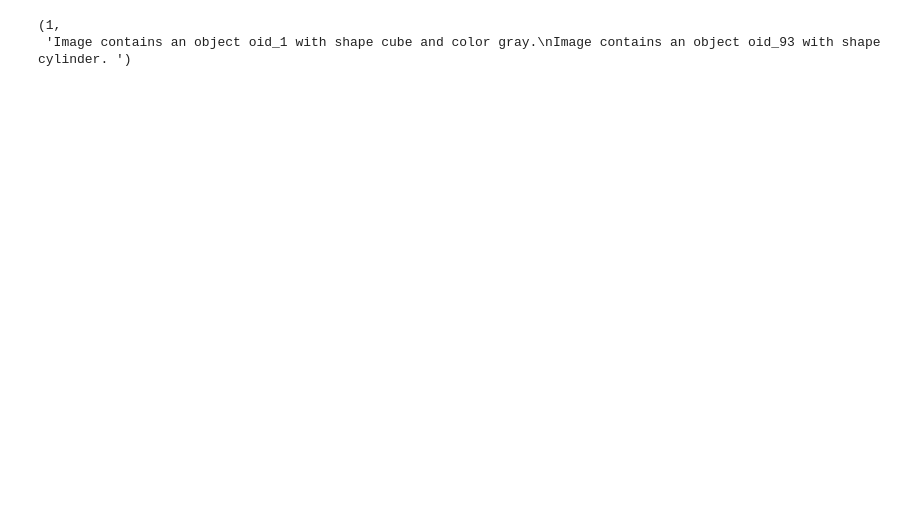
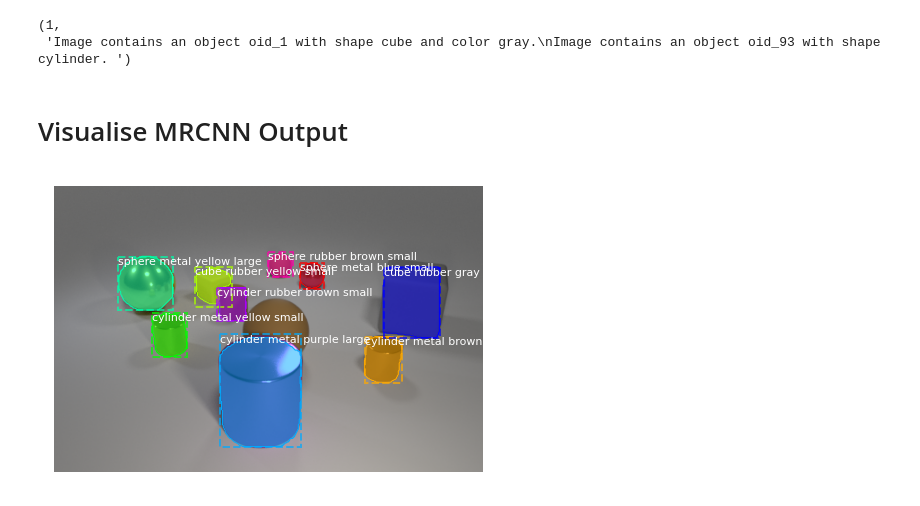
Before and after one commit to OliDeane/ClevrHans_iILP, a Jupyter notebook: inference.ipynb, the cells around one changed output. Saved outputs shown, nothing was run; the diff lists cells and outputs as text; code cells hidden in the pictures; blank space fills up the shorter version.

Commit message:
Added functionality for displaying mrcnn output

```diff
--- a/inference.ipynb
+++ b/inference.ipynb
@@ -316,3 +423,5 @@ pred, explanation
 # %% [output]
 (1,
  'Image contains an object oid_1 with shape cube and color gray.\nImage contains an object oid_93 with shape cylinder. ')
+# %% [markdown]
+# Visualise MRCNN Output
@@ -318,0 +517,8 @@ pred, explanation
+# %%
+local_display_instances(image, r['rois'], r['masks'], r['class_ids'], class_names,
+                      scores=None, title="",
+                      figsize=(8, 8), ax=None,
+                      show_mask=True, show_bbox=True,
+                      colors=None, captions=None)
+# %% [output]
+[figure, added]
```
Also changed, not shown: parts of 11 cells of this notebook, 7 other files.
